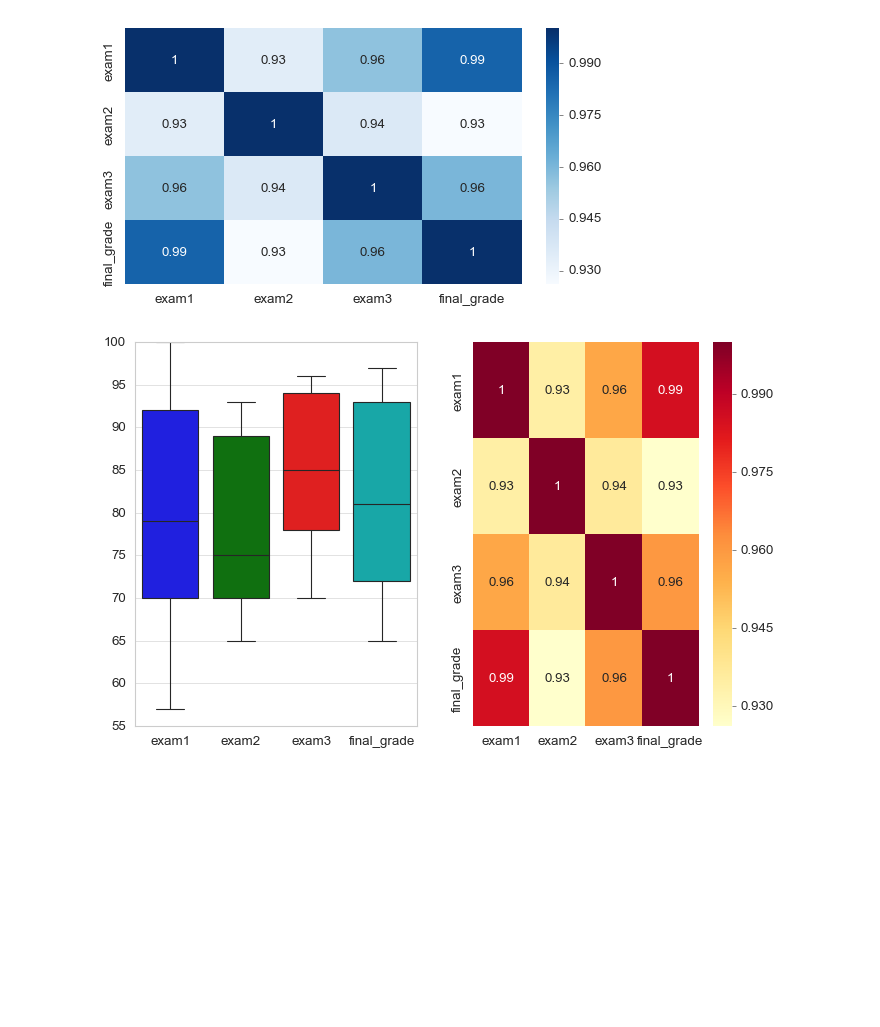
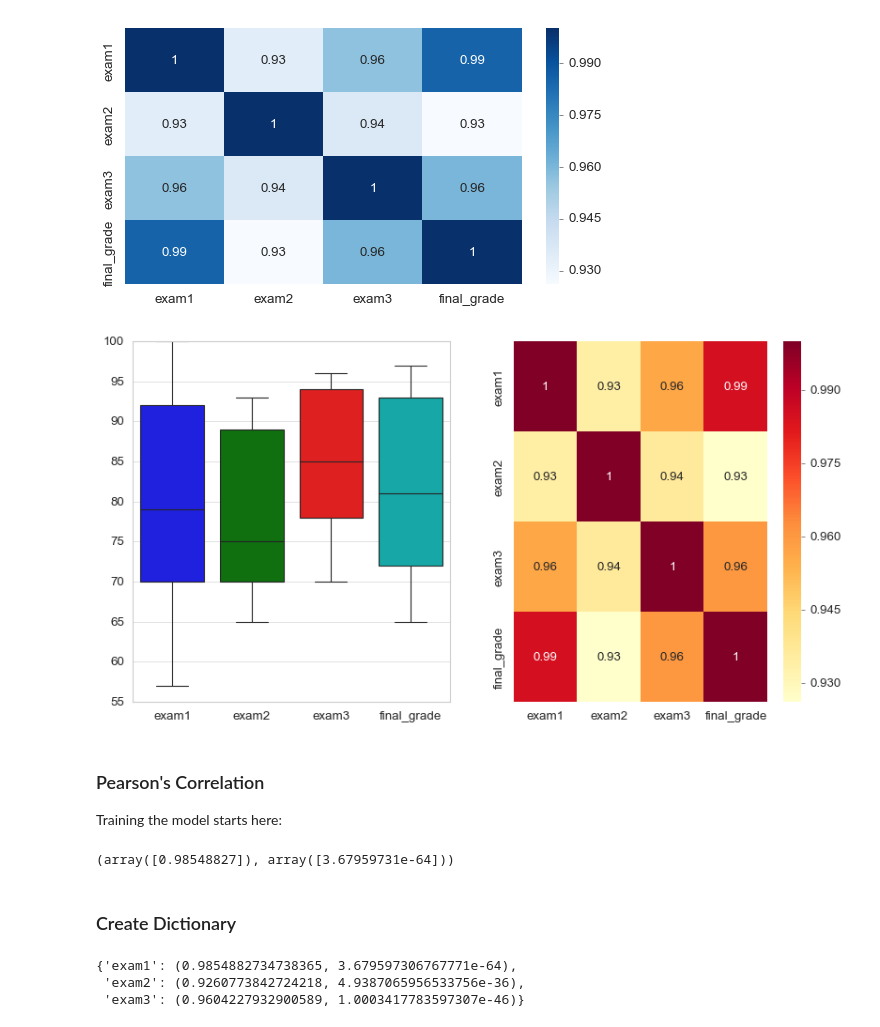
Before and after one commit to escalante-eric/python-exercises, a Jupyter notebook: Linear_Regression_in_Python.ipynb, the cells around one changed output. Drawn from its saved outputs; the diff is of its cells as text; code cells hidden in the pictures; blank space fills up the shorter version.

```diff
--- a/Linear_Regression_in_Python.ipynb
+++ b/Linear_Regression_in_Python.ipynb
@@ -180,11 +179,31 @@ sns.heatmap(train.corr(), cmap='Blues', annot=True)
 <matplotlib.axes._subplots.AxesSubplot at 0x...>
 [figure]
 # %%
-fig, ax = plt.subplots(1,2,figsize=(10,6))
+fig, ax = plt.subplots(1,2,figsize=(12,6))
 
 sns.boxplot(data=df.drop(columns=['student_id']), ax=ax[0])
 sns.heatmap(train.corr(), ax=ax[1], annot=True, cmap='YlOrRd')
 
 plt.show()
 # %% [output]
-[figure, old version]
+[figure, new version]
+# %% [markdown]
+### Pearson's Correlation
+
+Training the model starts here:
+# %%
+pearsonr(X_train[['exam1']], y_train)
+# %% [output]
+(array([0.98548827]), array([3.67959731e-64]))
+# %% [markdown]
+### Create Dictionary
+# %%
+column_names = X_train.columns
+r_and_p_values = [pearsonr(X_train[col], y_train.final_grade) for col in column_names]
+
+exam_final_corr_dict = dict(zip(column_names, r_and_p_values))
+exam_final_corr_dict
+# %% [output]
+{'exam1': (0.9854882734738365, 3.679597306767771e-64),
+ 'exam2': (0.9260773842724218, 4.9387065956533756e-36),
+ 'exam3': (0.9604227932900589, 1.0003417783597307e-46)}
```
Also changed, not shown: parts of 28 cells of this notebook.
